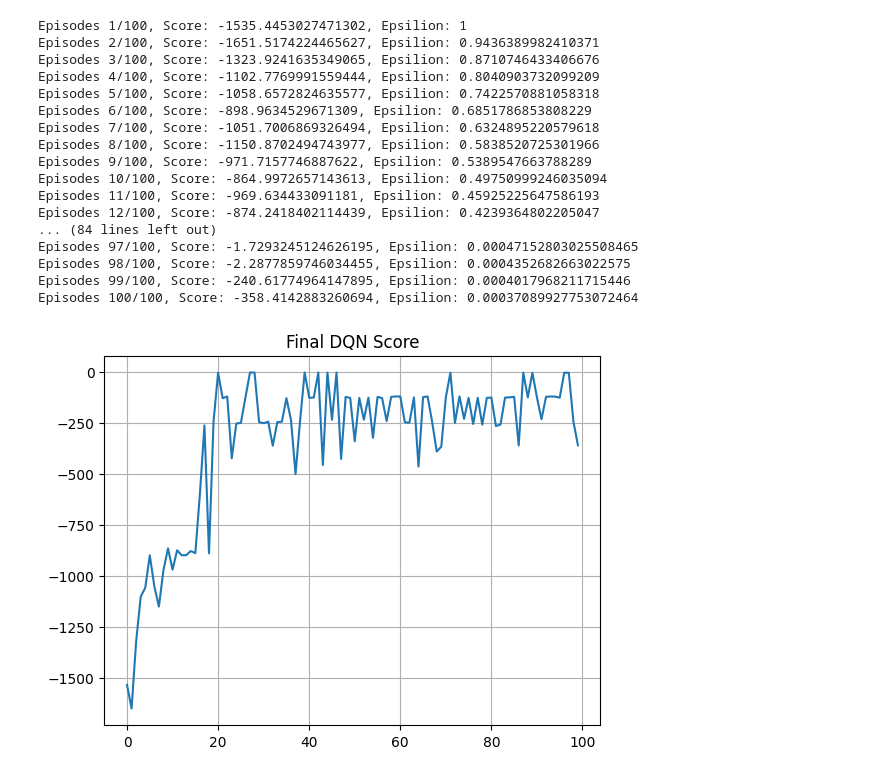
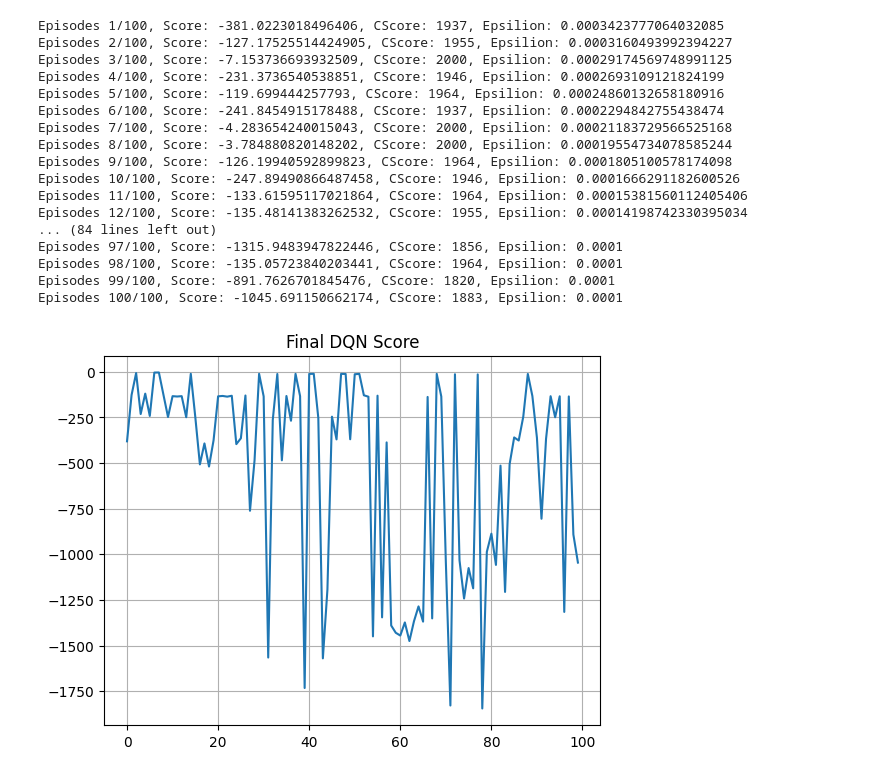
Before and after one commit to zacharylyj/Gymnasium_Pendulum_v1, a Jupyter notebook: progress/ddqn2.ipynb, the cells around one changed output. Saved outputs shown, nothing was run; the diff lists cells and outputs as text; code cells hidden in the pictures.

```diff
--- a/progress/ddqn2.ipynb
+++ b/progress/ddqn2.ipynb
@@ -8,15 +8,47 @@ import numpy as np
 import random
 from collections import deque
 import matplotlib.pyplot as plt
+import os
 
 device = torch.device("cuda" if torch.cuda.is_available() else "cpu")
 
-# Define the action transformation function
 def transform_action_values(n_actions, min_action=-2.0, max_action=2.0):
     linear_actions = np.linspace(-1, 1, n_actions)
     non_linear_actions = np.sign(linear_actions) * (linear_actions ** 2)
     scaled_actions = min_action + (non_linear_actions + 1) * (max_action - min_action) / 2
     return scaled_actions
+
+def save_model(agent, filename="prb3_dqn_model.pth"):
+    checkpoint = {
+        'model_state_dict': agent.model.state_dict(),
+        'target_model_state_dict': agent.target_model.state_dict(),
+        'optimizer_state_dict': agent.optimizer.state_dict(),
+        'replay_buffer_experiences': agent.memory.buffer,
+        'replay_buffer_priorities': agent.memory.priorities,
+        'epsilon': agent.epsilon,
+        'beta': agent.beta
+    }
+    torch.save(checkpoint, filename)
+    print("Model saved!")
+
+def load_model(agent, filename="prb2_dqn_model.pth"):
+    if os.path.isfile(filename):
+        checkpoint = torch.load(filename, map_location=device)
+        agent.model.load_state_dict(checkpoint['model_state_dict'])
+        agent.target_model.load_state_dict(checkpoint['target_model_state_dict'])
+        agent.optimizer.load_state_dict(checkpoint['optimizer_state_dict'])
+        agent.memory.buffer = checkpoint['replay_buffer_experiences']
+        agent.memory.priorities = checkpoint['replay_buffer_priorities']
+        agent.epsilon = checkpoint['epsilon']
+        agent.beta = checkpoint['beta']
+    else:
+        print("No saved model found.")
+
+def reward_func(reward):
+    if reward > -10:
+        return 1
+    else:
+        return 0
 
 # Define the Replay Buffer class
 class PriorityReplayBuffer:
@@ -41,7 +73,8 @@ class PriorityReplayBuffer:
 
     def sample(self, n, beta):
         scaled_priorities = [p ** self.alpha for p in self.priorities]
-        sample_probs = [p / self.priorities_sum for p in scaled_priorities]
+        total = sum(scaled_priorities)
+        sample_probs = [p / total for p in scaled_priorities]  # Normalize probabilities
         sampled_indices = np.random.choice(len(self.buffer), n, p=sample_probs)
 
         states, actions, rewards, next_states, dones = zip(*[self.buffer[i] for i in sampled_indices])
@@ -79,7 +112,7 @@ class Agent:
         self.memory = PriorityReplayBuffer(buffer_limit=1000000, alpha=0.6)
         self.batch_size = 256
         self.tau = 0.01
-        self.gamma = 0.99
+        self.gamma = 0.95
         self.epsilon = 1
         self.epsilon_decay = 0.9996
         self.epsilon_min = 0.0001
@@ -154,6 +187,7 @@ if __name__ == "__main__":
     action_size = 27
 
     agent = Agent(state_size, action_size)
+    load_model(agent)
 
     EPOCHS = 100
     custom_score_list = []
@@ -174,51 +208,49 @@ if __name__ == "__main__":
 
             # Perform the action in the environment
             next_state, reward, done, truncated, _ = env.step([action])
-            custom_reward = 25 * np.exp(-1 * (next_state[0] - 1) ** 2 / 0.001) - 100 * np.abs(10 * 0.5 - (10 * 0.5 * next_state[0] + 0.5 * 0.3333 * next_state[2] ** 2)) + 100 * np.abs(10 * 0.5 - (10 * 0.5 * state[0] + 0.5 * 0.3333 * state[2] ** 2))
+            custom_reward = reward_func(reward)
             if done or truncated:
                 done = True
             # Store the experience in the replay buffer
             agent.store_experience(state, action_index, custom_reward, next_state, done)
             # Train the agent
             agent.train_agent()
 
             # Update the state and accumulate the score
             state = next_state
             score += reward
             custom_score += custom_reward
 
         # Append the score of the EP to the list for plotting
         score_list.append(score)
         custom_score_list.append(custom_score)
-        print(f"Episodes {EP + 1}/{EPOCHS}, Score: {score}, Epsilion: {agent.epsilon}")
+        print(f"Episodes {EP + 1}/{EPOCHS}, Score: {score}, CScore: {custom_score}, Epsilion: {agent.epsilon}")
 
     plt.plot(score_list)
     plt.grid(True)
     plt.title("Final DQN Score")
-    plt.savefig('Final dqn_plot).png')
     plt.show()
 
     plt.plot(custom_score_list)
     plt.grid(True)
     plt.title("Final DQN Score")
-    plt.savefig('Final dqn_plot).png')
     plt.show()
 # %% [output]
-Episodes 1/100, Score: -1535.4453027471302, Epsilion: 1
-Episodes 2/100, Score: -1651.5174224465627, Epsilion: 0.9436389982410371
-Episodes 3/100, Score: -1323.9241635349065, Epsilion: 0.8710746433406676
-Episodes 4/100, Score: -1102.7769991559444, Epsilion: 0.8040903732099209
-Episodes 5/100, Score: -1058.6572824635577, Epsilion: 0.7422570881058318
-Episodes 6/100, Score: -898.9634529671309, Epsilion: 0.6851786853808229
-Episodes 7/100, Score: -1051.7006869326494, Epsilion: 0.6324895220579618
-Episodes 8/100, Score: -1150.8702494743977, Epsilion: 0.5838520725301966
-Episodes 9/100, Score: -971.7157746887622, Epsilion: 0.5389547663788289
-Episodes 10/100, Score: -864.9972657143613, Epsilion: 0.49750999246035094
-Episodes 11/100, Score: -969.634433091181, Epsilion: 0.45925225647586193
-Episodes 12/100, Score: -874.2418402114439, Epsilion: 0.4239364802205047
+Episodes 1/100, Score: -381.0223018496406, CScore: 1937, Epsilion: 0.0003423777064032085
+Episodes 2/100, Score: -127.17525514424905, CScore: 1955, Epsilion: 0.0003160493992394227
+Episodes 3/100, Score: -7.153736693932509, CScore: 2000, Epsilion: 0.00029174569748991125
+Episodes 4/100, Score: -231.3736540538851, CScore: 1946, Epsilion: 0.0002693109121824199
+Episodes 5/100, Score: -119.699444257793, CScore: 1964, Epsilion: 0.00024860132658180916
+Episodes 6/100, Score: -241.8454915178488, CScore: 1937, Epsilion: 0.0002294842755438474
+Episodes 7/100, Score: -4.283654240015043, CScore: 2000, Epsilion: 0.00021183729566525168
+Episodes 8/100, Score: -3.784880820148202, CScore: 2000, Epsilion: 0.00019554734078585244
+Episodes 9/100, Score: -126.19940592899823, CScore: 1964, Epsilion: 0.0001805100578174098
+Episodes 10/100, Score: -247.89490866487458, CScore: 1946, Epsilion: 0.0001666291182600526
+Episodes 11/100, Score: -133.61595117021864, CScore: 1964, Epsilion: 0.00015381560112405406
+Episodes 12/100, Score: -135.48141383262532, CScore: 1955, Epsilion: 0.00014198742330395034
 ... (84 lines left out)
-Episodes 97/100, Score: -1.7293245124626195, Epsilion: 0.00047152803025508465
-Episodes 98/100, Score: -2.2877859746034455, Epsilion: 0.0004352682663022575
-Episodes 99/100, Score: -240.61774964147895, Epsilion: 0.0004017968211715446
-Episodes 100/100, Score: -358.4142883260694, Epsilion: 0.00037089927753072464
+Episodes 97/100, Score: -1315.9483947822446, CScore: 1856, Epsilion: 0.0001
+Episodes 98/100, Score: -135.05723840203441, CScore: 1964, Epsilion: 0.0001
+Episodes 99/100, Score: -891.7626701845476, CScore: 1820, Epsilion: 0.0001
+Episodes 100/100, Score: -1045.691150662174, CScore: 1883, Epsilion: 0.0001
-[figure, old version]
+[figure, new version]
```
Also changed, not shown: parts of 4 cells of this notebook, 3 other files.
